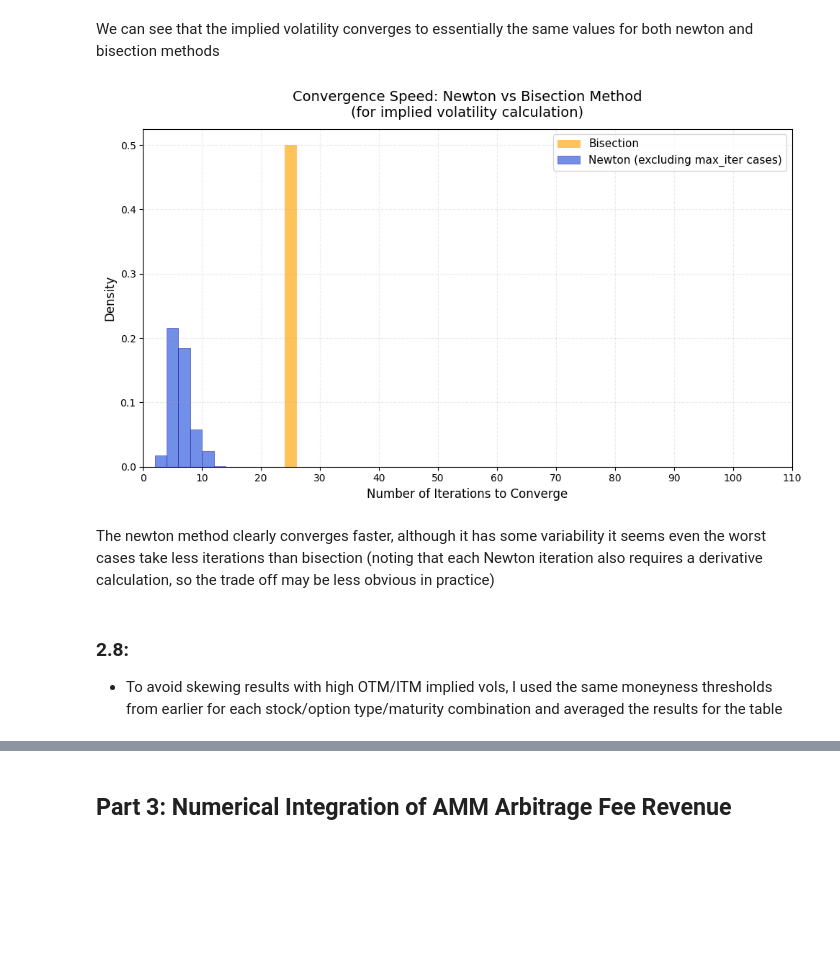
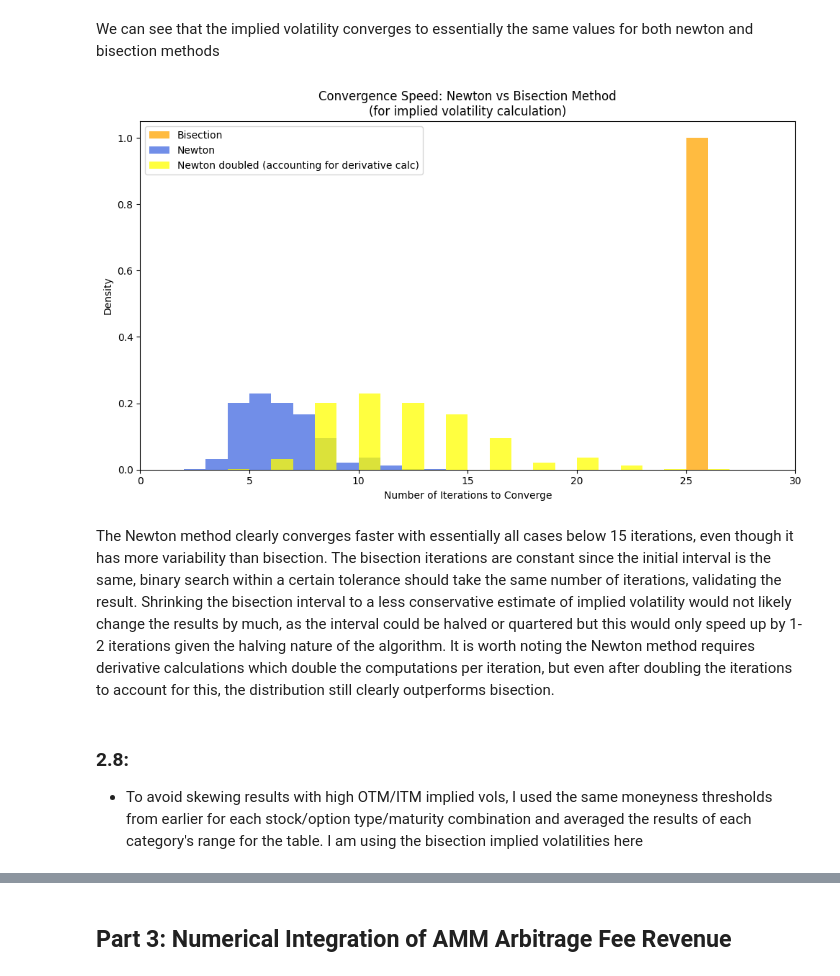
Before and after one commit to ciangahan/FE621, a Jupyter notebook: notebooks/hw1.ipynb, the cells around one changed output, grey strips where cells are left out. Saved outputs shown, nothing was run; the diff lists cells and outputs as text; code cells hidden in the pictures; blank space fills up the shorter version.

```diff
--- a/notebooks/hw1.ipynb
+++ b/notebooks/hw1.ipynb
@@ -136,7 +138,9 @@ def row_iv_newton(row):
             (row["bid"] + row["ask"]) / 2
         )
 
-options["impliedVolatilityN"] = options.apply(row_iv_newton, axis=1)
+with warnings.catch_warnings():
+    warnings.simplefilter("ignore")
+    options["impliedVolatilityN"] = options.apply(row_iv_newton, axis=1)
 # %%
 print("Maximum ivol difference (Bisection vs Newton): " + str((options["impliedVolatilityB"] - options["impliedVolatilityN"]).abs().max()))
 # %% [output]
@@ -188,45 +192,48 @@ def iter_newton(row):
         )
         return i
 
-iters_bisection = options.apply(iter_bisection, axis=1)
-iters_newton = options.apply(iter_newton, axis=1)
+with warnings.catch_warnings():
+    warnings.simplefilter("ignore")
+    iters_bisection = options.apply(iter_bisection, axis=1)
+    iters_newton = options.apply(iter_newton, axis=1)
 # %%
 fig, ax = plt.subplots(figsize=(10, 6))
 
 ax.hist(iters_bisection,
-        bins=np.arange(0, 51, 2),
-        alpha=0.65,
+        bins=np.arange(0, 30, 1),
+        alpha=0.75,
         label='Bisection',
         color='orange',
-        density=True,
-        edgecolor='darkorange',
-        linewidth=0.4)
+        density=True)
 
 ax.hist(iters_newton[iters_newton != 100],
-        bins=np.arange(0, 51, 2),
+        bins=np.arange(0, 30, 1),
         alpha=0.75,
-        label='Newton (excluding max_iter cases)',
+        label='Newton',
         color='royalblue',
-        density=True,
-        edgecolor='navy',
-        linewidth=0.4)
+        density=True)
 
-ax.set_xlabel('Number of Iterations to Converge', fontsize=12)
-ax.set_ylabel('Density', fontsize=12)
-ax.set_title('Convergence Speed: Newton vs Bisection Method\n(for implied volatility calculation)', fontsize=14, pad=12)
+ax.hist(iters_newton[iters_newton * 2 <= 100] * 2,
+        bins=np.arange(0, 30, 1),
+        alpha=0.75,
+        label='Newton doubled (accounting for derivative calc)',
+        color='yellow',
+        density=True)
 
-ax.legend(fontsize=11, loc='upper right')
-ax.grid(True, alpha=0.25, linestyle='--')
-ax.set_xlim(0, 110)                       # give a bit of space on right
-ax.set_xticks(np.arange(0, 111, 10))
+ax.set_xlabel('Number of Iterations to Converge')
+ax.set_ylabel('Density')
+ax.set_title('Convergence Speed: Newton vs Bisection Method\n(for implied volatility calculation)')
+
+ax.legend()
+ax.set_xlim(0, 30)
 
 plt.tight_layout()
 plt.show()
 # %% [output]
-[figure, old version]
+[figure, new version]
 # %% [markdown]
-The newton method clearly converges faster, although it has some variability it seems even the worst cases take less iterations than bisection (noting that each Newton iteration also requires a derivative calculation, so the trade off may be less obvious in practice)
+The Newton method clearly converges faster with essentially all cases below 15 iterations, even though it has more variability than bisection. The bisection iterations are constant since the initial interval is the same, binary search within a certain tolerance should take the same number of iterations, validating the result. Shrinking the bisection interval to a less conservative estimate of implied volatility would not likely change the results by much, as the interval could be halved or quartered but this would only speed up by 1-2 iterations given the halving nature of the algorithm. It is worth noting the Newton method requires derivative calculations which double the computations per iteration, but even after doubling the iterations to account for this, the distribution still clearly outperforms bisection.
 # %% [markdown]
 ### 2.8:
-- To avoid skewing results with high OTM/ITM implied vols, I used the same moneyness thresholds from earlier for each stock/option type/maturity combination and averaged the results for the table
+- To avoid skewing results with high OTM/ITM implied vols, I used the same moneyness thresholds from earlier for each stock/option type/maturity combination and averaged the results of each category's range for the table. I am using the bisection implied volatilities here
 # %%
```
Also changed, not shown: parts of 37 cells of this notebook, 3 other files.
